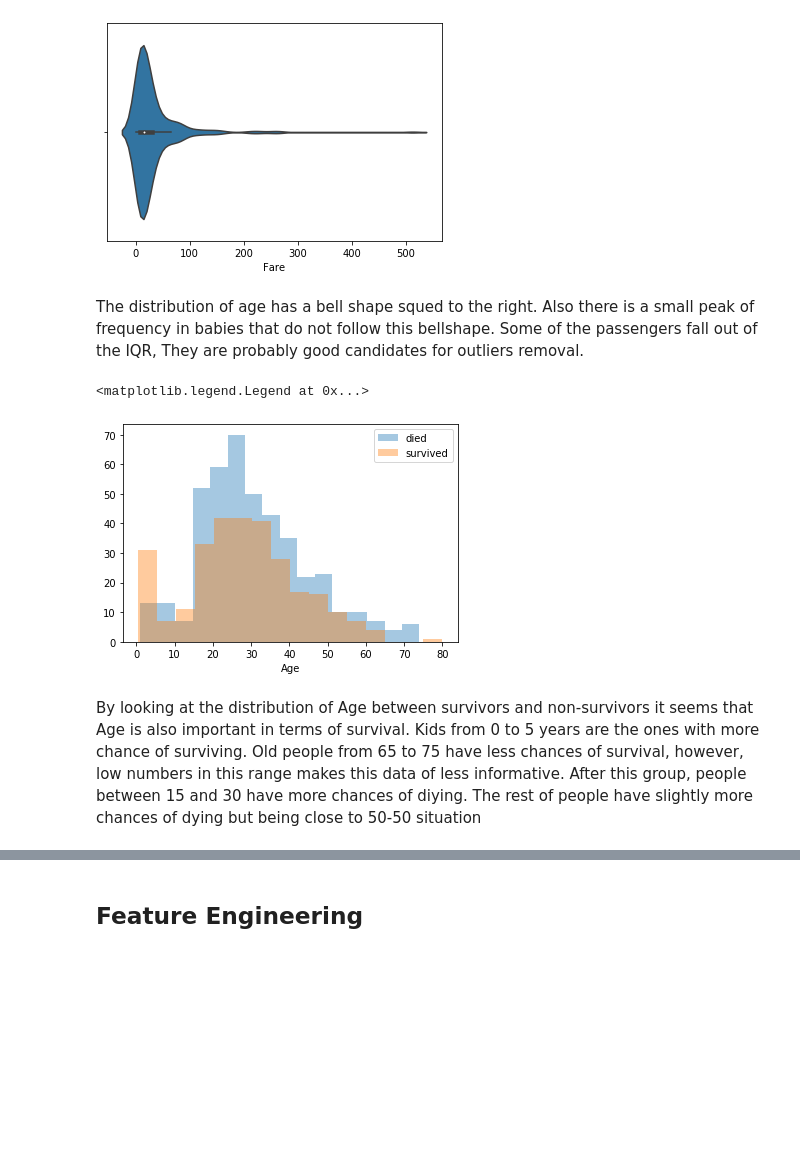
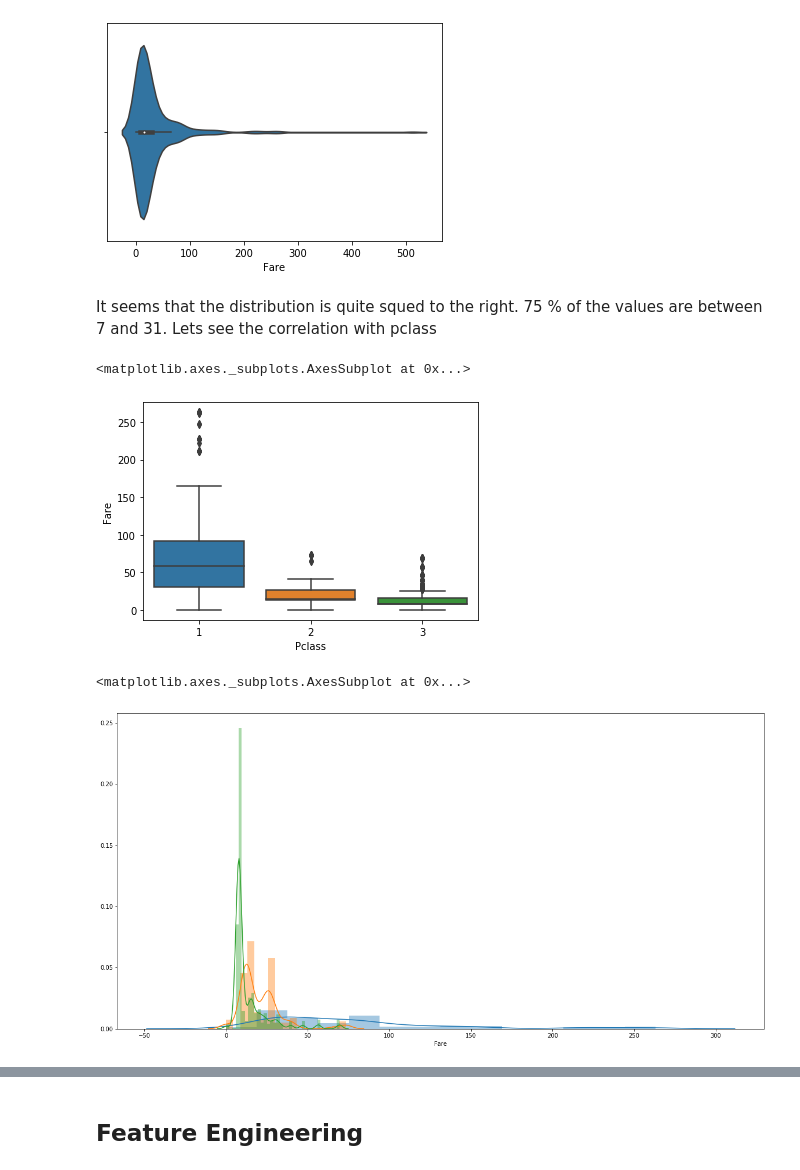
Before and after one commit to Amoralpa11/kaggle-titanic, a Jupyter notebook: data_exploratory_analysis.ipynb, the cells around one changed output, grey strips where cells are left out. Saved outputs shown, nothing was run; the diff lists cells and outputs as text; code cells hidden in the pictures; blank space fills up the shorter version.

```diff
--- a/data_exploratory_analysis.ipynb
+++ b/data_exploratory_analysis.ipynb
@@ -296,14 +301,19 @@ sns.violinplot("Fare", data = data)
 # %% [output]
 <matplotlib.axes._subplots.AxesSubplot at 0x...>
 [figure]
-# %% [markdown]
-The distribution of age has a bell shape squed to the right. Also there is a small peak of frequency in babies that do not follow this bellshape. Some of the passengers fall out of the IQR, They are probably good candidates for outliers removal.
-# %%
-sns.distplot(data.Age[data.Survived == 0].dropna(), kde = False, label="died")
-sns.distplot(data.Age[data.Survived == 1].dropna(), kde = False, label="survived")
-plt.legend()
-# %% [output]
-<matplotlib.legend.Legend at 0x...>
-[figure, removed]
-# %% [markdown]
-By looking at the distribution of Age between survivors and non-survivors it seems that Age is also important in terms of survival. Kids from 0 to 5 years are the ones with more chance of surviving. Old people from 65 to 75 have less chances of survival, however, low numbers in this range makes this data of less informative. After this group, people between 15 and 30 have more chances of diying. The rest of people have slightly more chances of dying but being close to 50-50 situation
+# %% [markdown]
+It seems that the distribution is quite squed to the right. 75 % of the values are between 7 and 31. Lets see the correlation with pclass
+# %%
+sns.boxplot(x = "Pclass", y = "Fare", data = data[data.Fare < 300])
+# %% [output]
+<matplotlib.axes._subplots.AxesSubplot at 0x...>
+[figure, added]
+# %%
+fig, ax = plt.subplots(figsize=(20,10))
+
+sns.distplot(data[(data.Fare < 300) & (data.Pclass == 1)]["Fare"])
+sns.distplot(data[(data.Fare < 300) & (data.Pclass == 2)]["Fare"])
+sns.distplot(data[(data.Fare < 300) & (data.Pclass == 3)]["Fare"])
+# %% [output]
+<matplotlib.axes._subplots.AxesSubplot at 0x...>
+[figure, added]
```
Also changed, not shown: parts of 29 cells of this notebook.
